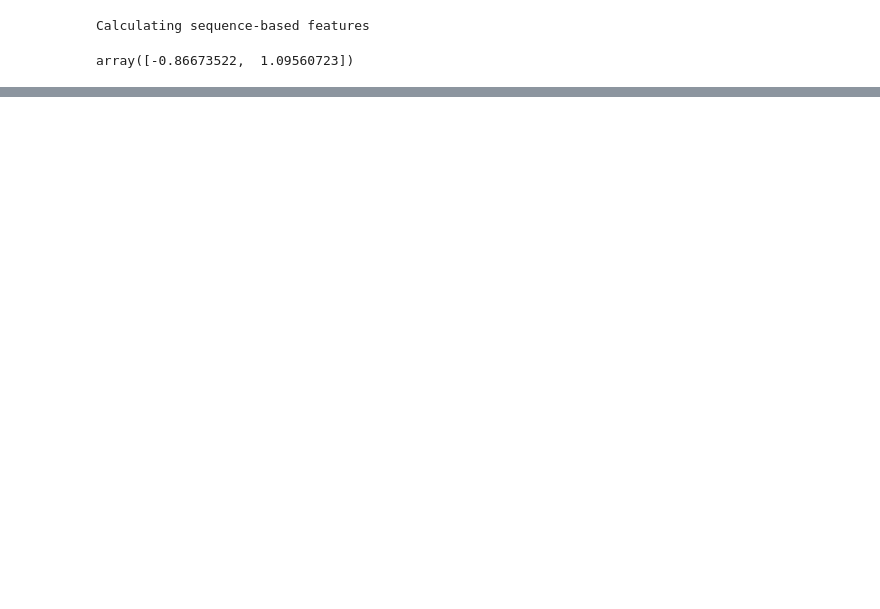
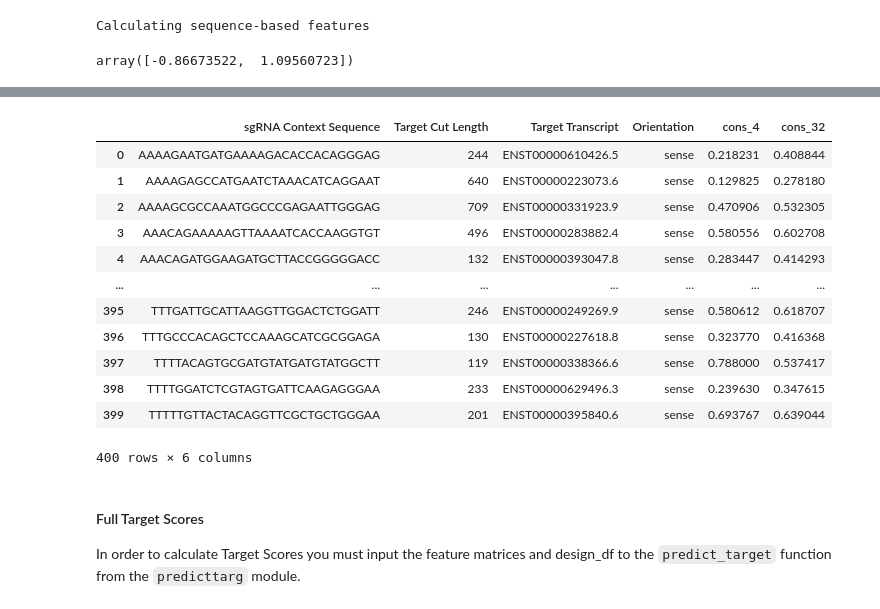
Before and after one commit to gpp-rnd/rs3, a Jupyter notebook: index.ipynb, the cells around one changed output, grey strips where cells are left out. Saved outputs shown, nothing was run; the diff lists cells and outputs as text; code cells hidden in the pictures; blank space fills up the shorter version.

```diff
--- a/index.ipynb
+++ b/index.ipynb
@@ -142,0 +77,2 @@ sns.despine()
+# %%
+id_cols = ['sgRNA Context Sequence', 'Target Cut Length', 'Target Transcript', 'Orientation']
@@ -142,0 +95,3 @@ sns.despine()
+# %%
+design_targ_df = add_target_columns(design_df)
+design_targ_df.head()
@@ -142,0 +106,3 @@ sns.despine()
+# %%
+transcript_bases = design_targ_df['Transcript Base'].unique()
+transcript_bases[0:5]
@@ -142,0 +218,4 @@ sns.despine()
+# %%
+conservation_df = pd.read_parquet('test_data/target_data/conservation.pq', engine='pyarrow',
+                                  filters=[[('Transcript Base', 'in', transcript_bases)]])
+conservation_df.head()
@@ -142,0 +243,25 @@ sns.despine()
+# %%
+conservation_feature_df = get_conservation_features(design_targ_df, conservation_df,
+                                                    small_width=2, large_width=16,
+                                                    conservation_column='ranked_conservation',
+                                                    id_cols=id_cols)
+conservation_feature_df
+# %% [output]
+|  | sgRNA Context Sequence | Target Cut Length | Target Transcript | Orientation | cons_4 | cons_32 |
+| 0 | AAAAGAATGATGAAAAGACACCACAGGGAG | 244 | ENST00000610426.5 | sense | 0.218231 | 0.408844 |
+| 1 | AAAAGAGCCATGAATCTAAACATCAGGAAT | 640 | ENST00000223073.6 | sense | 0.129825 | 0.278180 |
+| 2 | AAAAGCGCCAAATGGCCCGAGAATTGGGAG | 709 | ENST00000331923.9 | sense | 0.470906 | 0.532305 |
+| 3 | AAACAGAAAAAGTTAAAATCACCAAGGTGT | 496 | ENST00000283882.4 | sense | 0.580556 | 0.602708 |
+| 4 | AAACAGATGGAAGATGCTTACCGGGGGACC | 132 | ENST00000393047.8 | sense | 0.283447 | 0.414293 |
+| ... | ... | ... | ... | ... | ... | ... |
+| 395 | TTTGATTGCATTAAGGTTGGACTCTGGATT | 246 | ENST00000249269.9 | sense | 0.580612 | 0.618707 |
+| 396 | TTTGCCCACAGCTCCAAAGCATCGCGGAGA | 130 | ENST00000227618.8 | sense | 0.323770 | 0.416368 |
+| 397 | TTTTACAGTGCGATGTATGATGTATGGCTT | 119 | ENST00000338366.6 | sense | 0.788000 | 0.537417 |
+| 398 | TTTTGGATCTCGTAGTGATTCAAGAGGGAA | 233 | ENST00000629496.3 | sense | 0.239630 | 0.347615 |
+| 399 | TTTTTGTTACTACAGGTTCGCTGCTGGGAA | 201 | ENST00000395840.6 | sense | 0.693767 | 0.639044 |
+400 rows × 6 columns
+# %% [markdown]
+#### Full Target Scores
+
+In order to calculate Target Scores you must input the feature matrices and design_df to the `predict_target`
+function from the `predicttarg` module.
```
Also changed, not shown: parts of 47 cells of this notebook, 4 other files.
